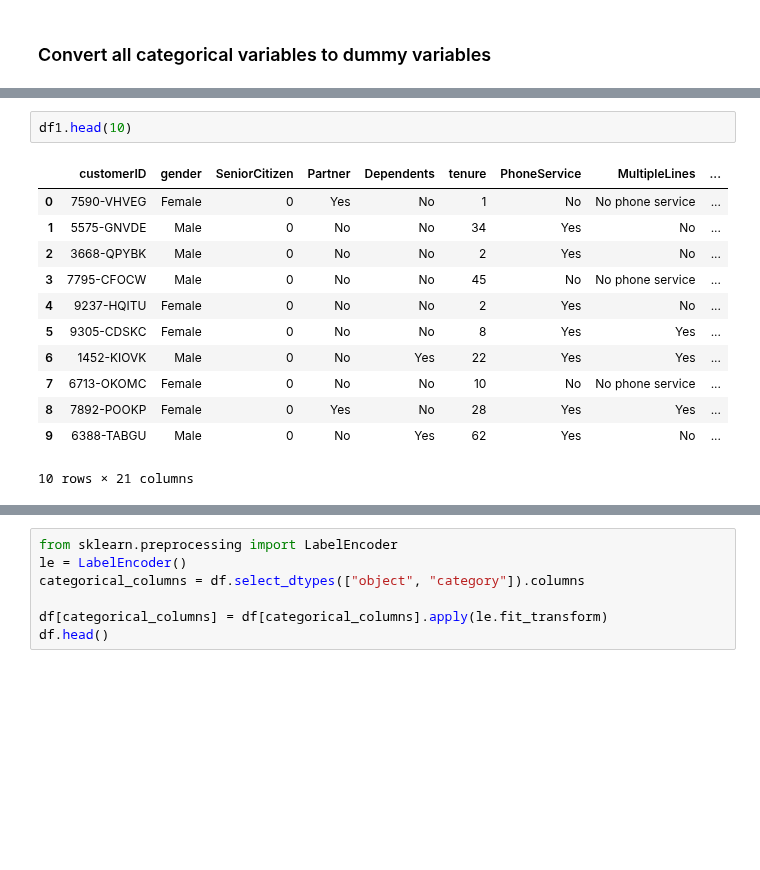
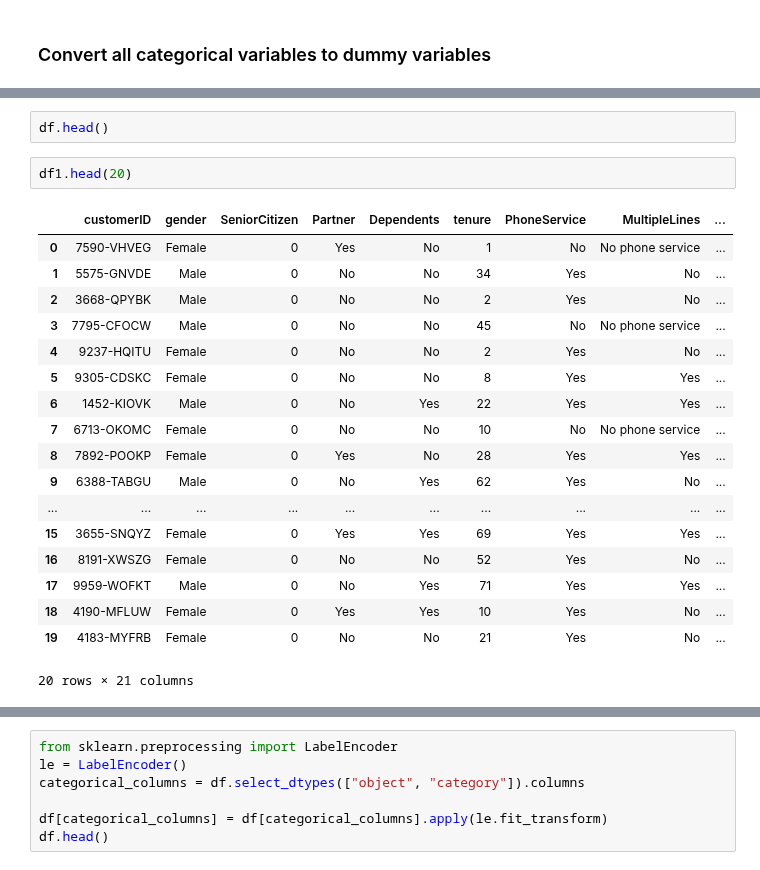
Before and after one commit to corpsedust/NareshIT, a Jupyter notebook: Self-practice/Churn_Project/EDA.ipynb, the cells around one changed output, grey strips where cells are left out. Saved outputs shown, nothing was run; the diff lists cells and outputs as text; blank space fills up the shorter version.

```diff
--- a/Self-practice/Churn_Project/EDA.ipynb
+++ b/Self-practice/Churn_Project/EDA.ipynb
@@ -333,18 +333,26 @@ TotalCharges         float64
 Churn                  int64
 tenure_group        category
 dtype: object
+# %%
+df.head()
 # %%
-df1.head(10)
+df1.head(20)
 # %% [output]
 |  | customerID | gender | SeniorCitizen | Partner | Dependents | tenure | PhoneService | MultipleLines | ... |
 | 0 | 7590-VHVEG | Female | 0 | Yes | No | 1 | No | No phone service | ... |
 | 1 | 5575-GNVDE | Male | 0 | No | No | 34 | Yes | No | ... |
 | 2 | 3668-QPYBK | Male | 0 | No | No | 2 | Yes | No | ... |
 | 3 | 7795-CFOCW | Male | 0 | No | No | 45 | No | No phone service | ... |
 | 4 | 9237-HQITU | Female | 0 | No | No | 2 | Yes | No | ... |
 | 5 | 9305-CDSKC | Female | 0 | No | No | 8 | Yes | Yes | ... |
 | 6 | 1452-KIOVK | Male | 0 | No | Yes | 22 | Yes | Yes | ... |
 | 7 | 6713-OKOMC | Female | 0 | No | No | 10 | No | No phone service | ... |
 | 8 | 7892-POOKP | Female | 0 | Yes | No | 28 | Yes | Yes | ... |
 | 9 | 6388-TABGU | Male | 0 | No | Yes | 62 | Yes | No | ... |
+| ... | ... | ... | ... | ... | ... | ... | ... | ... | ... |
+| 15 | 3655-SNQYZ | Female | 0 | Yes | Yes | 69 | Yes | Yes | ... |
+| 16 | 8191-XWSZG | Female | 0 | No | No | 52 | Yes | No | ... |
+| 17 | 9959-WOFKT | Male | 0 | No | Yes | 71 | Yes | Yes | ... |
+| 18 | 4190-MFLUW | Female | 0 | Yes | Yes | 10 | Yes | No | ... |
+| 19 | 4183-MYFRB | Female | 0 | No | No | 21 | Yes | No | ... |
-10 rows × 21 columns
+20 rows × 21 columns
```
Also changed, not shown: parts of 22 cells of this notebook, 3 other files.
